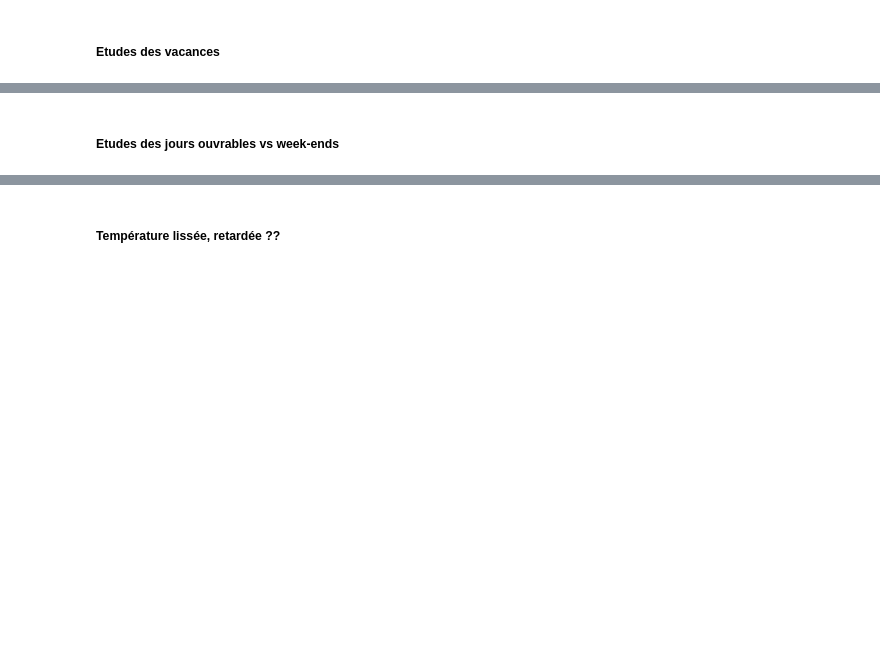
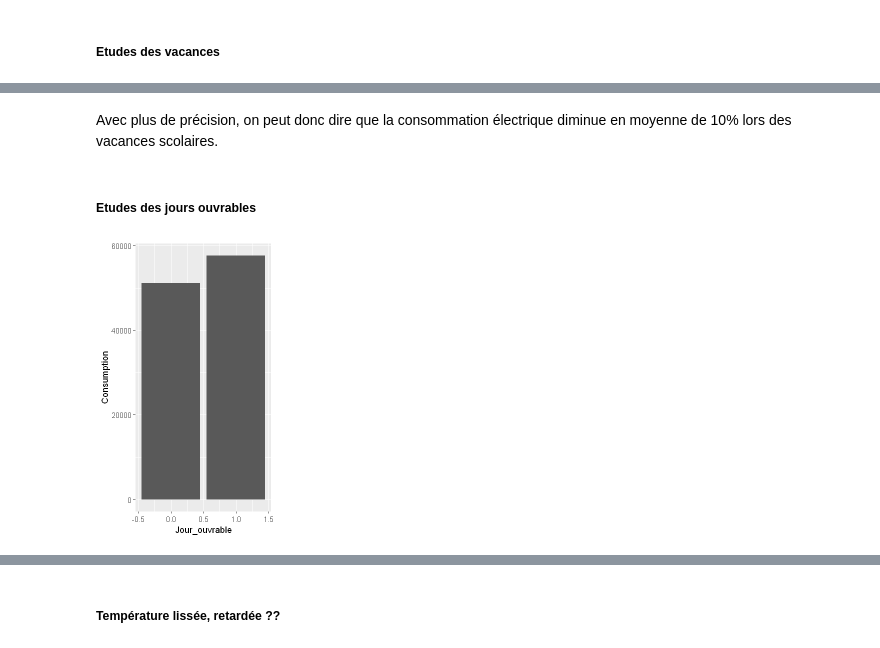
Before and after one commit to PaulineMendras/Seminaire-Modelisation-Stat, a Jupyter notebook: Notebook.ipynb, the cells around one changed output, grey strips where cells are left out. Cells and saved outputs as stored; diff of their text form; code cells hidden in the pictures; blank space fills up the shorter version.

```diff
--- a/Notebook.ipynb
+++ b/Notebook.ipynb
@@ -526,2 +667,29 @@ En moyenne, la consommation d'électricité diminue de 16% en jour férié. Mais
+# %% [markdown]
+Avec plus de précision, on peut donc dire que la consommation électrique diminue en moyenne de 10% lors des vacances scolaires.
 # %% [markdown]
-##### Etudes des jours ouvrables vs week-ends
+##### Etudes des jours ouvrables
+# %%
+#Définition jour ouvrable
+data_train <- data_train %>%
+  mutate(Jour_ouvrable = case_when(
+    data_train$Holidays == 1 ~ 0,
+    data_train$jour_ferie != 0 ~ 0,
+    data_train$Weekday == "lundi" ~ 1,
+    data_train$Weekday == "mardi" ~ 1,
+    data_train$Weekday == "mercredi" ~ 1,
+    data_train$Weekday == "jeudi" ~ 1,
+    data_train$Weekday == "vendredi" ~ 1,
+    data_train$Weekday == "samedi" ~ 0,
+    data_train$Weekday == "dimanche" ~ 0,
+    ))
+
+#Création d'un jour ouvrable type: aggréation par jour ouvrable
+data_train_jour_ouvrable <- data_train %>%
+    group_by(Jour_ouvrable) %>%
+    summarise_at(vars("Consumption"), mean)
+# %%
+#Consommations électriques cumulées par jour ouvrables entre 2012 et 2020
+options(repr.plot.width=3, repr.plot.height=5)
+ggplot(data=data_train_jour_ouvrable, aes(x=Jour_ouvrable, y=Consumption)) + geom_bar(stat="identity")
+# %% [output]
+[figure, added]
```
Also changed, not shown: parts of 98 cells of this notebook.
